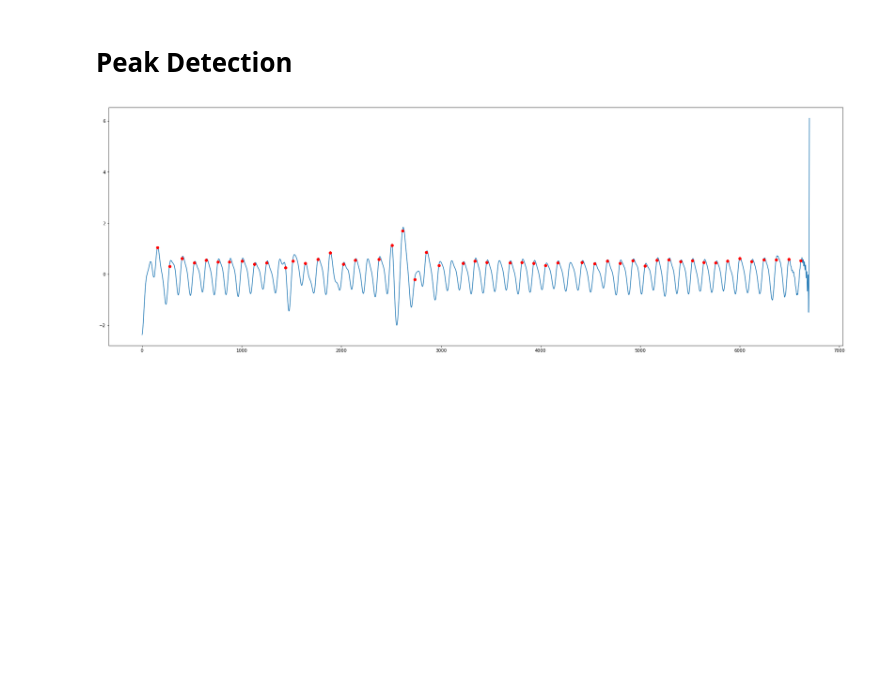
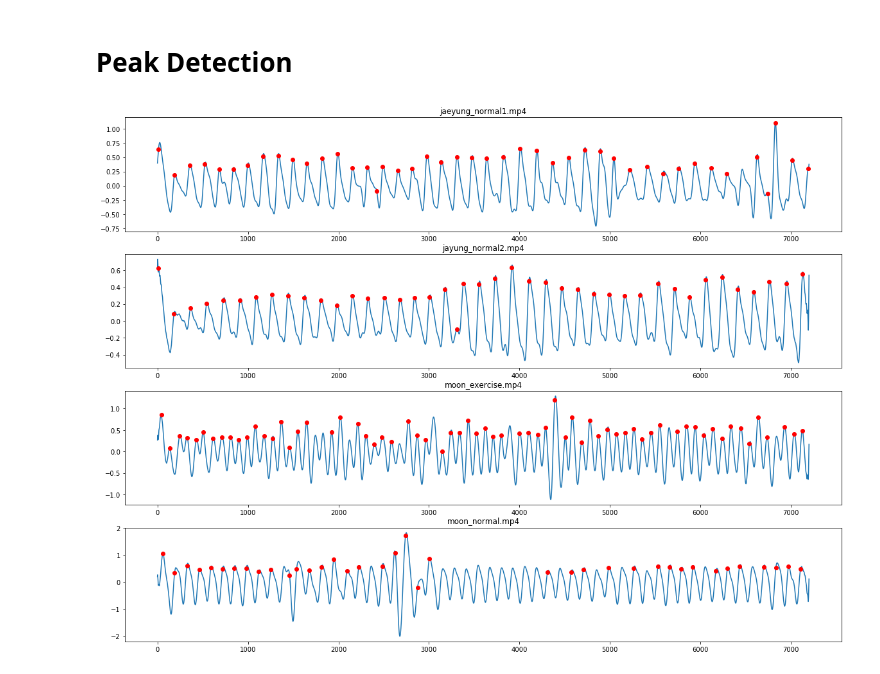
Before and after one commit to jaeyung1001/ML_MEDICAL, a Jupyter notebook: Assignment3/Assignment3.ipynb, the cells around one changed output. Cells and saved outputs as stored; diff of their text form; code cells hidden in the pictures; blank space fills up the shorter version.

```diff
--- a/Assignment3/Assignment3.ipynb
+++ b/Assignment3/Assignment3.ipynb
@@ -131,17 +130,19 @@ plt.show()
 # %% [markdown]
 # Peak Detection
 # %%
-# print(len(tck[1][10:]))
-cutting = 500
-cubic = cubic[cutting:]
-peak = signal.find_peaks_cwt(cubic, np.arange(1,100))
-peak_y = []
-# print(a_tck)
-for i in peak:
-    peak_y.append(cubic[i+499])
-
-plt.figure(figsize=(30,10))
-plt.plot(list(range(len(cubic))), cubic, peak, peak_y, 'ro')
-plt.show()
+def lets_find_peak(dict):
+    fig = plt.figure(figsize=(20, 15))
+    for index, data in enumerate(dict):
+        peak = signal.find_peaks_cwt(dict[data], np.arange(1,100))
+        peak_y = []
+        # print(a_tck)
+        for i in peak:
+            peak_y.append(dict[data][i])
+        ax1 = fig.add_subplot(4,1,index+1)
+        plt.title(data)
+        plt.plot(list(range(len(dict[data]))), dict[data], peak, peak_y, 'ro')
+    plt.show()
-# %% [output]
-[figure, removed]
+# %%
+lets_find_peak(after_up_inter)
+# %% [output]
+[figure, added]
```
Also changed, not shown: parts of 15 cells of this notebook.
